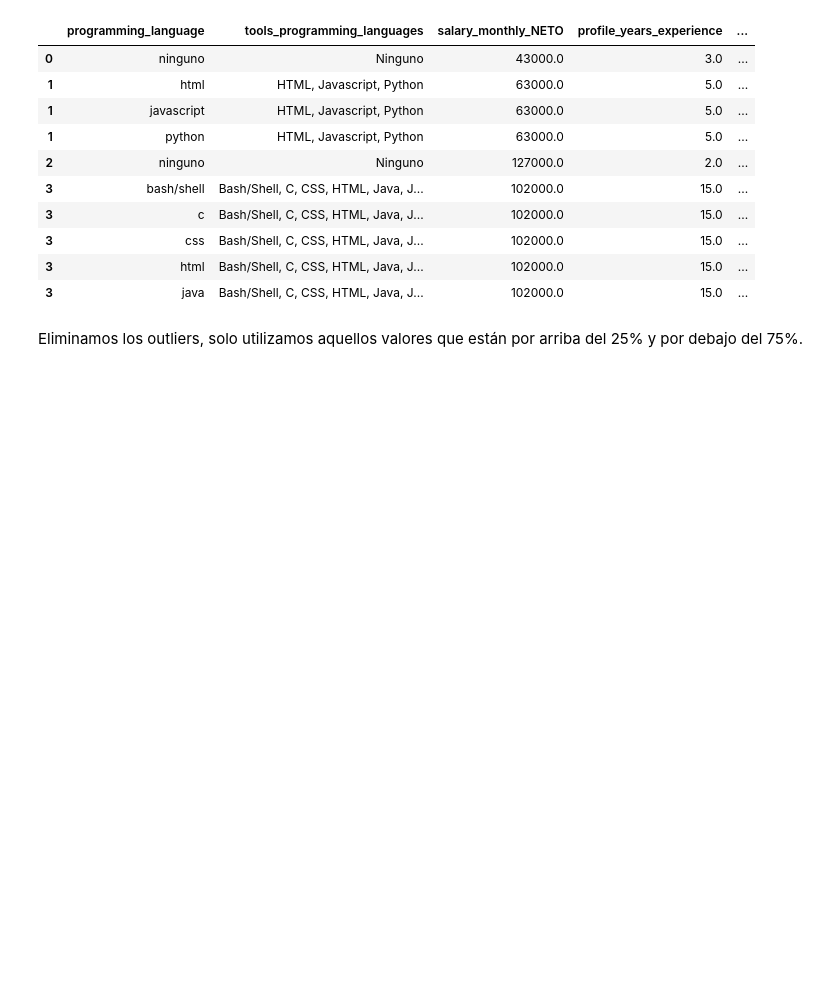
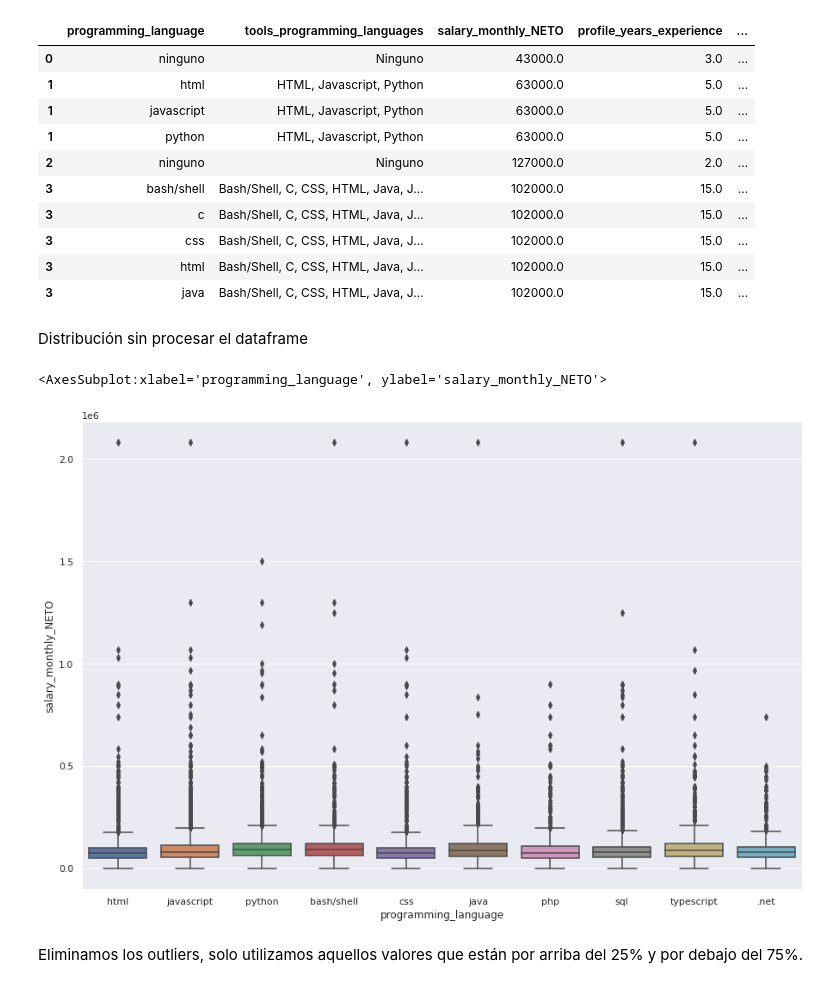
Before and after one commit to eliasexequiel/diplodatos, a Jupyter notebook: trabajo_practico_1_parte_1_a.ipynb, the cells around one changed output. Saved outputs shown, nothing was run; the diff lists cells and outputs as text; code cells hidden in the pictures; blank space fills up the shorter version.

```diff
--- a/trabajo_practico_1_parte_1_a.ipynb
+++ b/trabajo_practico_1_parte_1_a.ipynb
@@ -75,6 +75,15 @@ df_lang[:10]
 | 3 | css | Bash/Shell, C, CSS, HTML, Java, J... | 102000.0 | 15.0 | ... |
 | 3 | html | Bash/Shell, C, CSS, HTML, Java, J... | 102000.0 | 15.0 | ... |
 | 3 | java | Bash/Shell, C, CSS, HTML, Java, J... | 102000.0 | 15.0 | ... |
+# %% [markdown]
+Distribución sin procesar el dataframe
+# %%
+relevant_programming_lang = ['javascript', 'sql', 'html', 'java', 'python', 'css', 'bash/shell', 'php', '.net', 'typescript']
+df_relevant_programming_lang_2 =  df_lang[df_lang.programming_language.isin(relevant_programming_lang)]
+seaborn.boxplot(data=df_relevant_programming_lang_2, x='programming_language', y='salary_monthly_NETO')
+# %% [output]
+<AxesSubplot:xlabel='programming_language', ylabel='salary_monthly_NETO'>
+[figure, added]
 # %% [markdown]
 Eliminamos los outliers, solo utilizamos aquellos valores que están por arriba del 25% y por debajo del 75%.
 # %%
```
Also changed, not shown: parts of 21 cells of this notebook, 3 other files.
